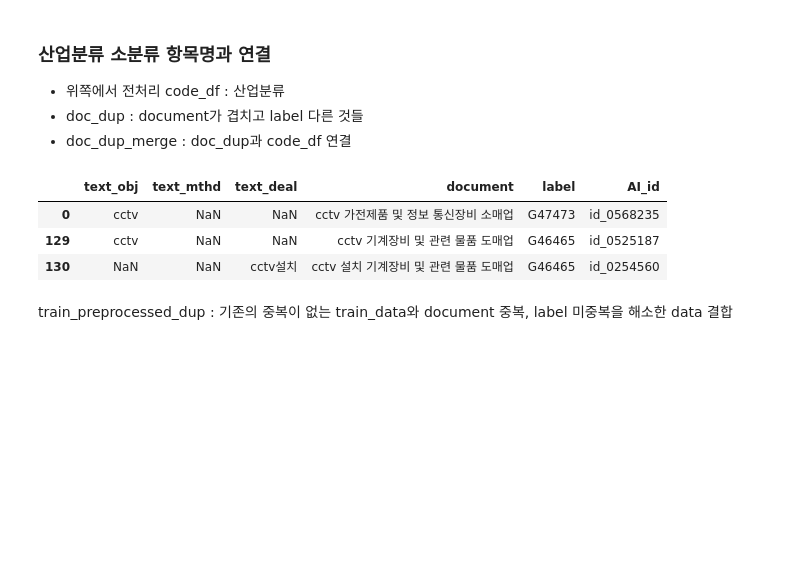
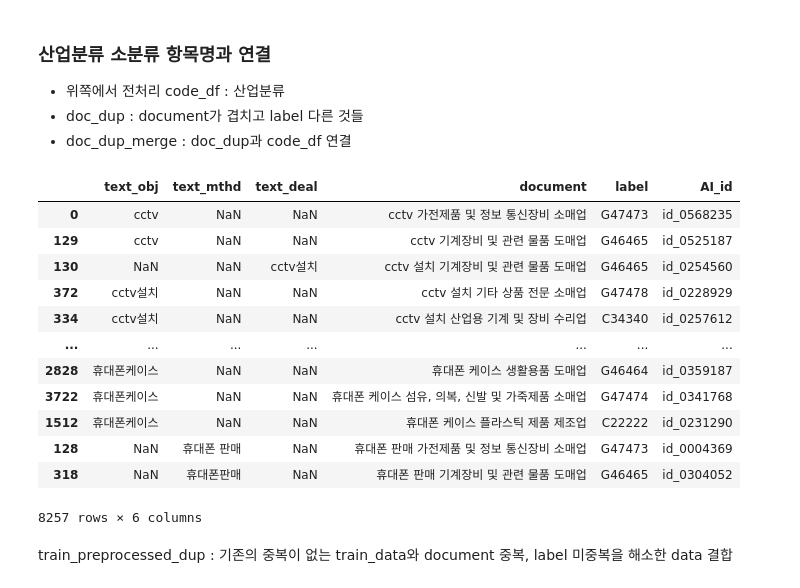
Before and after one commit to yxbxn/NLP_contest, a Jupyter notebook: EDA/EDA 및 전처리.ipynb, the cells around one changed output. Cells and saved outputs as stored; diff of their text form; code cells hidden in the pictures; blank space fills up the shorter version.

```diff
--- a/EDA/EDA 및 전처리.ipynb
+++ b/EDA/EDA 및 전처리.ipynb
@@ -557,12 +539,21 @@ doc_dup_merge = doc_dup_merge.sort_values("document")
 # drop column
 doc_dup_merge = doc_dup_merge.drop(["대분류","중분류","소분류","소분류_항목명"],axis=1)
 # %%
-doc_dup_merge.head(3)
+doc_dup_merge
 # %% [output]
 |  | text_obj | text_mthd | text_deal | document | label | AI_id |
 | 0 | cctv | NaN | NaN | cctv 가전제품 및 정보 통신장비 소매업 | G47473 | id_0568235 |
 | 129 | cctv | NaN | NaN | cctv 기계장비 및 관련 물품 도매업 | G46465 | id_0525187 |
 | 130 | NaN | NaN | cctv설치 | cctv 설치 기계장비 및 관련 물품 도매업 | G46465 | id_0254560 |
+| 372 | cctv설치 | NaN | NaN | cctv 설치 기타 상품 전문 소매업 | G47478 | id_0228929 |
+| 334 | cctv설치 | NaN | NaN | cctv 설치 산업용 기계 및 장비 수리업 | C34340 | id_0257612 |
+| ... | ... | ... | ... | ... | ... | ... |
+| 2828 | 휴대폰케이스 | NaN | NaN | 휴대폰 케이스 생활용품 도매업 | G46464 | id_0359187 |
+| 3722 | 휴대폰케이스 | NaN | NaN | 휴대폰 케이스 섬유, 의복, 신발 및 가죽제품 소매업 | G47474 | id_0341768 |
+| 1512 | 휴대폰케이스 | NaN | NaN | 휴대폰 케이스 플라스틱 제품 제조업 | C22222 | id_0231290 |
+| 128 | NaN | 휴대폰 판매 | NaN | 휴대폰 판매 가전제품 및 정보 통신장비 소매업 | G47473 | id_0004369 |
+| 318 | NaN | 휴대폰판매 | NaN | 휴대폰 판매 기계장비 및 관련 물품 도매업 | G46465 | id_0304052 |
+8257 rows × 6 columns
 # %%
 #doc_dup_merge.to_csv("doc_dup_merge.csv",encoding="utf-8-sig",index=False)
 # %% [markdown]
```
Also changed, not shown: parts of 39 cells of this notebook.
